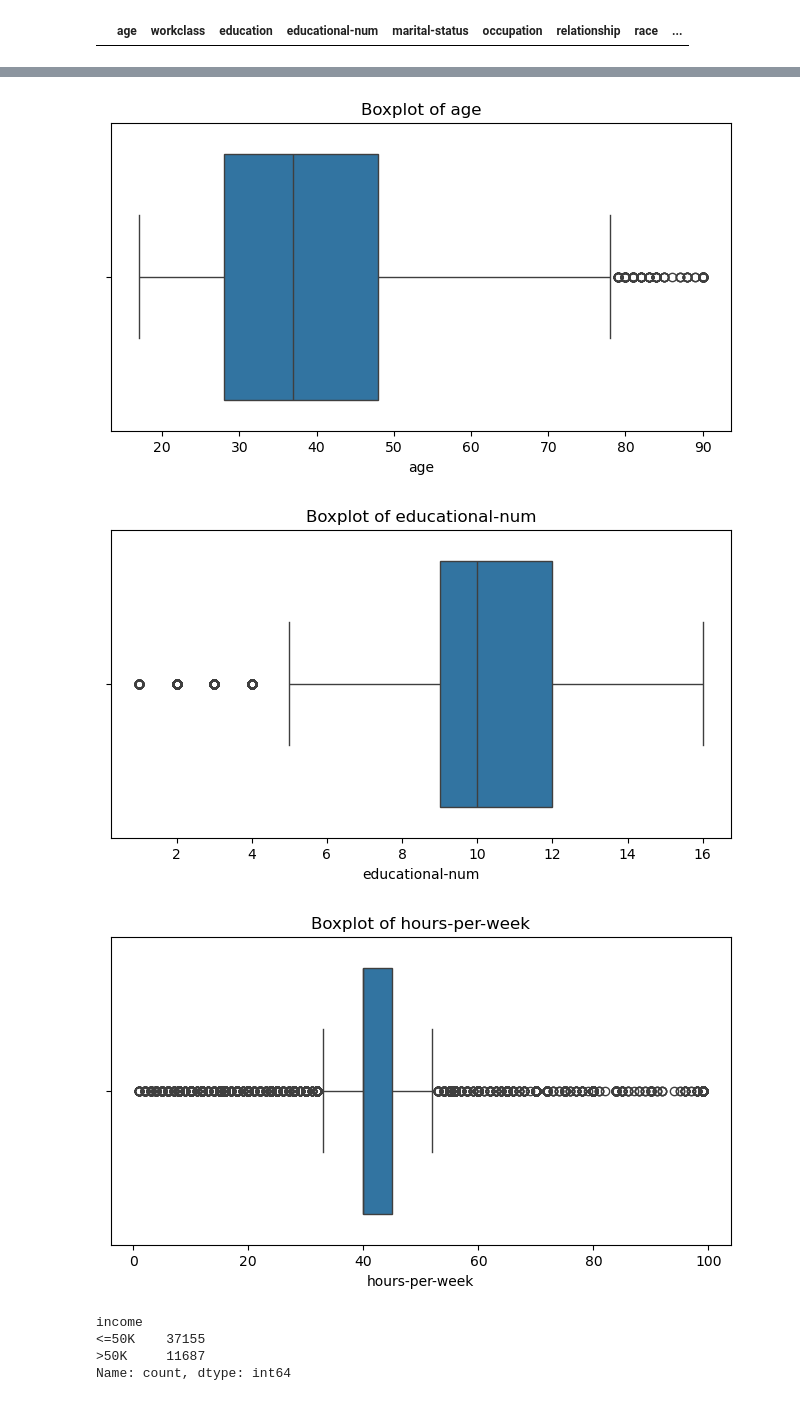
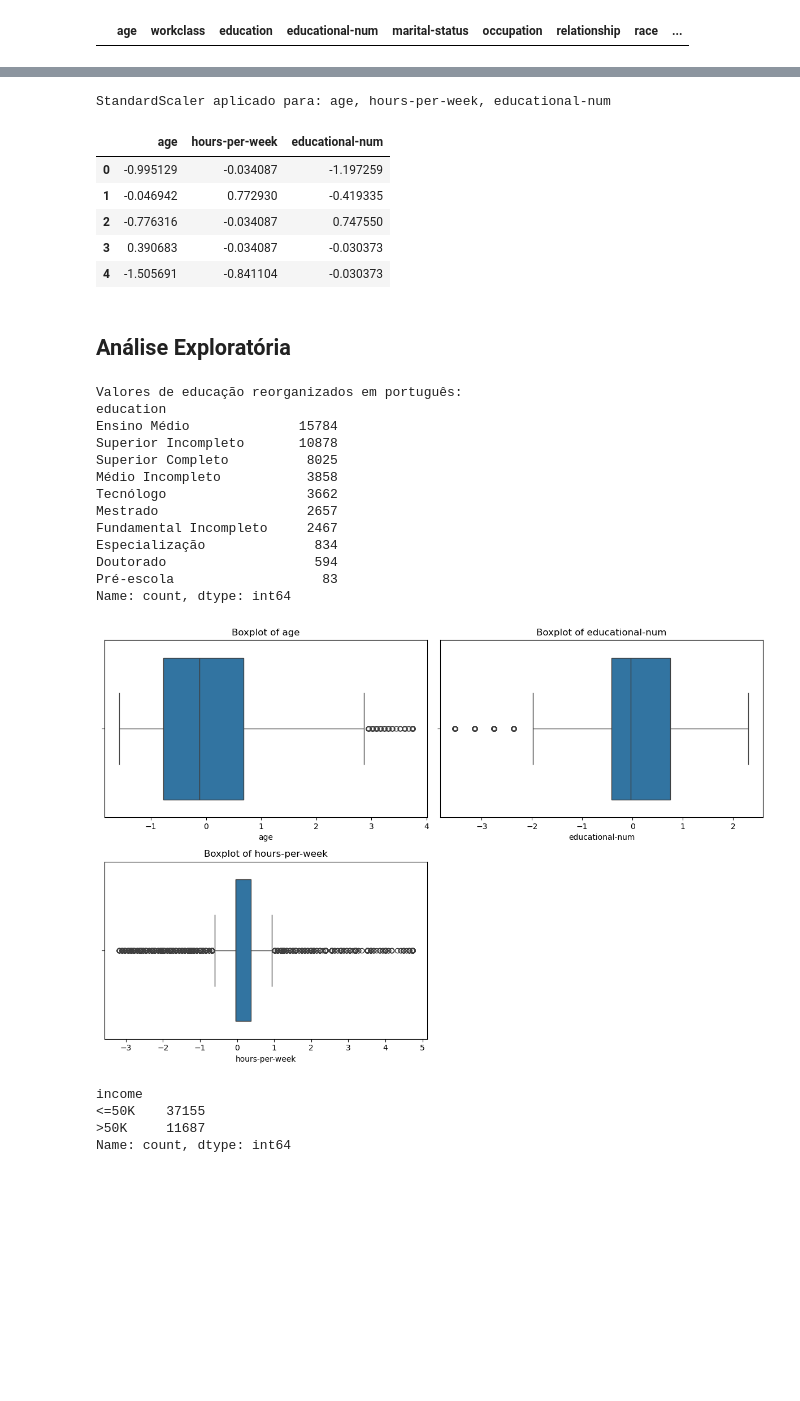
Before and after one commit to JonasCGN/Topicos_Especiais_Em_Computacao, a Jupyter notebook: 1_Trabalho/main_adult.ipynb, the cells around one changed output, grey strips where cells are left out. Saved outputs shown, nothing was run; the diff lists cells and outputs as text; code cells hidden in the pictures; blank space fills up the shorter version.

```diff
--- a/1_Trabalho/main_adult.ipynb
+++ b/1_Trabalho/main_adult.ipynb
@@ -224,14 +178,79 @@ Name: count, dtype: int64
+# %%
+from sklearn.preprocessing import StandardScaler
+
+scaler = StandardScaler()
+cols_to_scale = ['age', 'hours-per-week', 'educational-num']
+dataframe[cols_to_scale] = scaler.fit_transform(dataframe[cols_to_scale])
+
+print("StandardScaler aplicado para: age, hours-per-week, educational-num")
+dataframe[cols_to_scale].head()
+# %% [output]
+StandardScaler aplicado para: age, hours-per-week, educational-num
+|  | age | hours-per-week | educational-num |
+| 0 | -0.995129 | -0.034087 | -1.197259 |
+| 1 | -0.046942 | 0.772930 | -0.419335 |
+| 2 | -0.776316 | -0.034087 | 0.747550 |
+| 3 | 0.390683 | -0.034087 | -0.030373 |
+| 4 | -1.505691 | -0.841104 | -0.030373 |
+# %% [markdown]
+## Análise Exploratória
+# %%
+# Reorganizar os valores de educação em português
+dataframe_original['education'] = dataframe_original['education'].replace({
+    'Preschool': 'Pré-escola',
+    '1st-4th': 'Fundamental Incompleto',
+    '5th-6th': 'Fundamental Incompleto',
+    '7th-8th': 'Fundamental Incompleto',
+    '9th': 'Fundamental Incompleto',
+    '10th': 'Médio Incompleto',
+    '11th': 'Médio Incompleto',
+    '12th': 'Médio Incompleto',
+    'HS-grad': 'Ensino Médio',
+    'Some-college': 'Superior Incompleto',
+    'Assoc-acdm': 'Tecnólogo',
+    'Assoc-voc': 'Tecnólogo',
+    'Bachelors': 'Superior Completo',
+    'Masters': 'Mestrado',
+    'Prof-school': 'Especialização',
+    'Doctorate': 'Doutorado'
+})
+
+print("Valores de educação reorganizados em português:")
+print(dataframe_original['education'].value_counts())
+# %% [output]
+Valores de educação reorganizados em português:
+education
+Ensino Médio              15784
+Superior Incompleto       10878
+Superior Completo          8025
+Médio Incompleto           3858
+Tecnólogo                  3662
+Mestrado                   2657
+Fundamental Incompleto     2467
+Especialização              834
+Doutorado                   594
+Pré-escola                   83
+Name: count, dtype: int64
 # %%
 # Detecte e trate possíveis outliers.
-for column in dataframe.select_dtypes(include=[np.number]).columns:
-    plt.figure(figsize=(8, 4))
+numeric_columns = dataframe.select_dtypes(include=[np.number]).columns
+n_cols = len(numeric_columns)
+
+# Calcular layout da grid
+cols = 2
+rows = (n_cols + cols - 1) // cols
+
+plt.figure(figsize=(12, 4 * rows))
+
+for i, column in enumerate(numeric_columns):
+    plt.subplot(rows, cols, i + 1)
     sns.boxplot(x=dataframe[column])
     plt.title(f'Boxplot of {column}')
-    plt.show()
+
+plt.tight_layout()
+plt.show()
 # %% [output]
-[figure, old version]
+[figure, new version]
-[figure, removed]
-[figure, removed]
 # %%
 # Agrupar valores Income
 dataframe['income'].value_counts()
```
Also changed, not shown: parts of 20 cells of this notebook, 1 other file.
